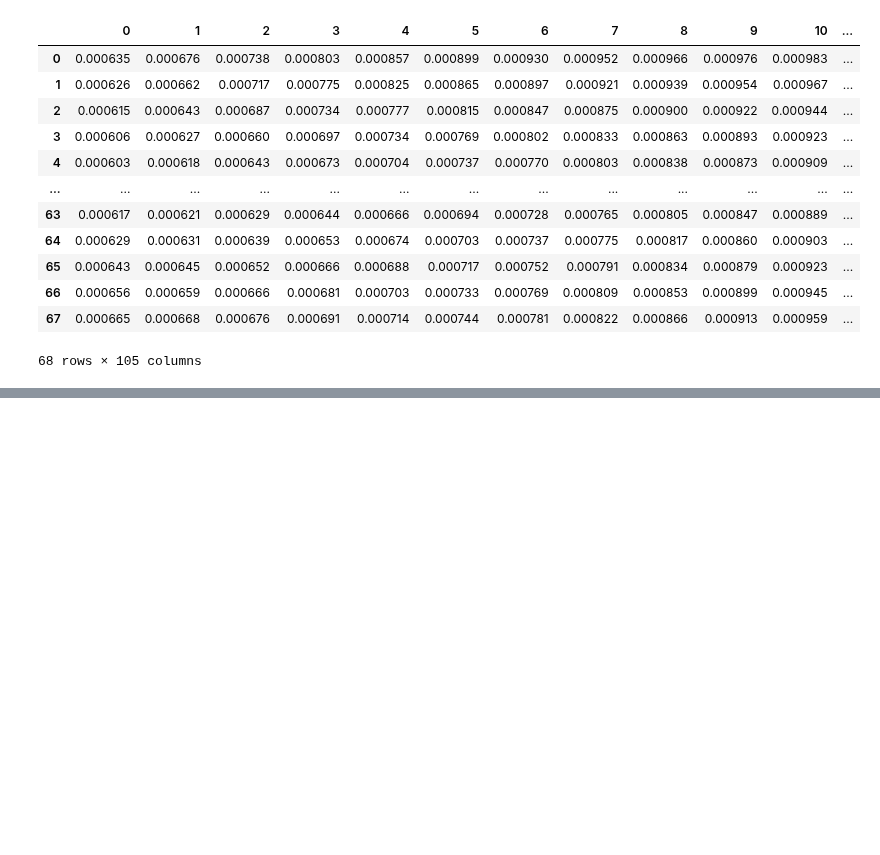
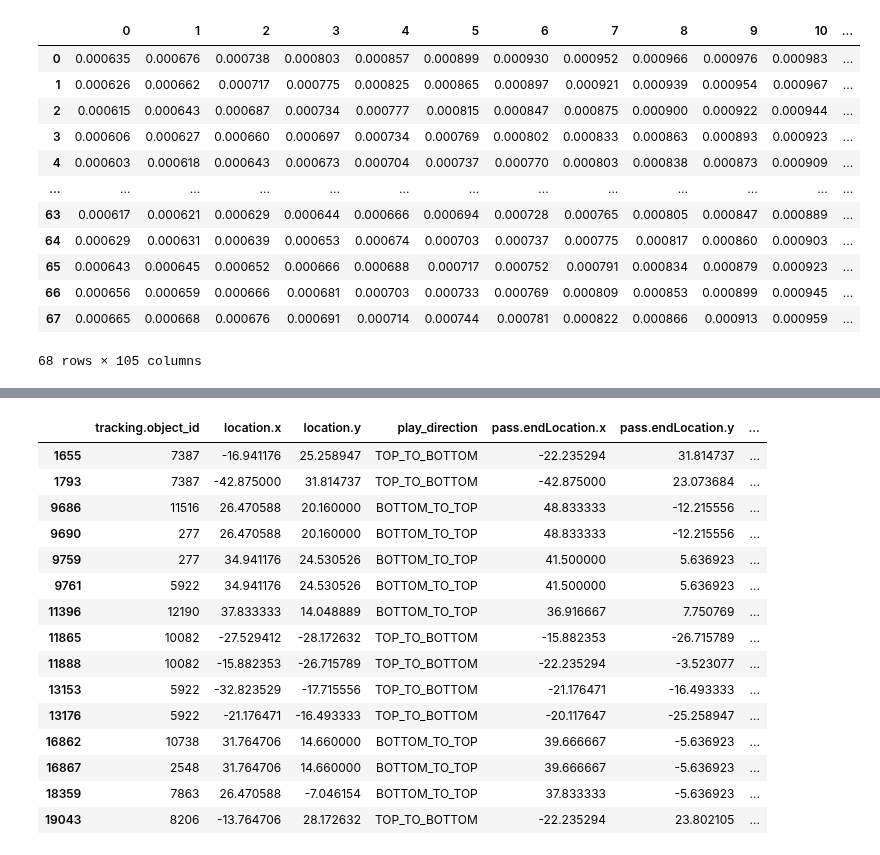
Before and after one commit to ariskoutris/defensive-passing-networks, a Jupyter notebook: src/notebooks/xt_check.ipynb, the cells around one changed output, grey strips where cells are left out. Saved outputs shown, nothing was run; the diff lists cells and outputs as text; code cells hidden in the pictures; blank space fills up the shorter version.

```diff
--- a/src/notebooks/xt_check.ipynb
+++ b/src/notebooks/xt_check.ipynb
@@ -244,0 +359,19 @@ plt.show()
+# %%
+pot[pot['potential_dxt'] > 0.04]
+# %% [output]
+|  | tracking.object_id | location.x | location.y | play_direction | pass.endLocation.x | pass.endLocation.y | ... |
+| 1655 | 7387 | -16.941176 | 25.258947 | TOP_TO_BOTTOM | -22.235294 | 31.814737 | ... |
+| 1793 | 7387 | -42.875000 | 31.814737 | TOP_TO_BOTTOM | -42.875000 | 23.073684 | ... |
+| 9686 | 11516 | 26.470588 | 20.160000 | BOTTOM_TO_TOP | 48.833333 | -12.215556 | ... |
+| 9690 | 277 | 26.470588 | 20.160000 | BOTTOM_TO_TOP | 48.833333 | -12.215556 | ... |
+| 9759 | 277 | 34.941176 | 24.530526 | BOTTOM_TO_TOP | 41.500000 | 5.636923 | ... |
+| 9761 | 5922 | 34.941176 | 24.530526 | BOTTOM_TO_TOP | 41.500000 | 5.636923 | ... |
+| 11396 | 12190 | 37.833333 | 14.048889 | BOTTOM_TO_TOP | 36.916667 | 7.750769 | ... |
+| 11865 | 10082 | -27.529412 | -28.172632 | TOP_TO_BOTTOM | -15.882353 | -26.715789 | ... |
+| 11888 | 10082 | -15.882353 | -26.715789 | TOP_TO_BOTTOM | -22.235294 | -3.523077 | ... |
+| 13153 | 5922 | -32.823529 | -17.715556 | TOP_TO_BOTTOM | -21.176471 | -16.493333 | ... |
+| 13176 | 5922 | -21.176471 | -16.493333 | TOP_TO_BOTTOM | -20.117647 | -25.258947 | ... |
+| 16862 | 10738 | 31.764706 | 14.660000 | BOTTOM_TO_TOP | 39.666667 | -5.636923 | ... |
+| 16867 | 2548 | 31.764706 | 14.660000 | BOTTOM_TO_TOP | 39.666667 | -5.636923 | ... |
+| 18359 | 7863 | 26.470588 | -7.046154 | BOTTOM_TO_TOP | 37.833333 | -5.636923 | ... |
+| 19043 | 8206 | -13.764706 | 28.172632 | TOP_TO_BOTTOM | -22.235294 | 23.802105 | ... |
```
Also changed, not shown: parts of 30 cells of this notebook, 9 other files.
